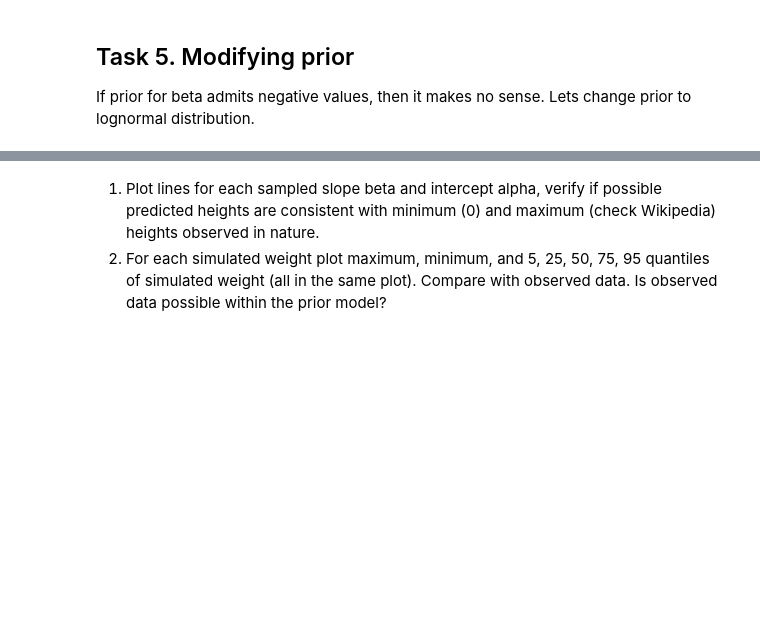
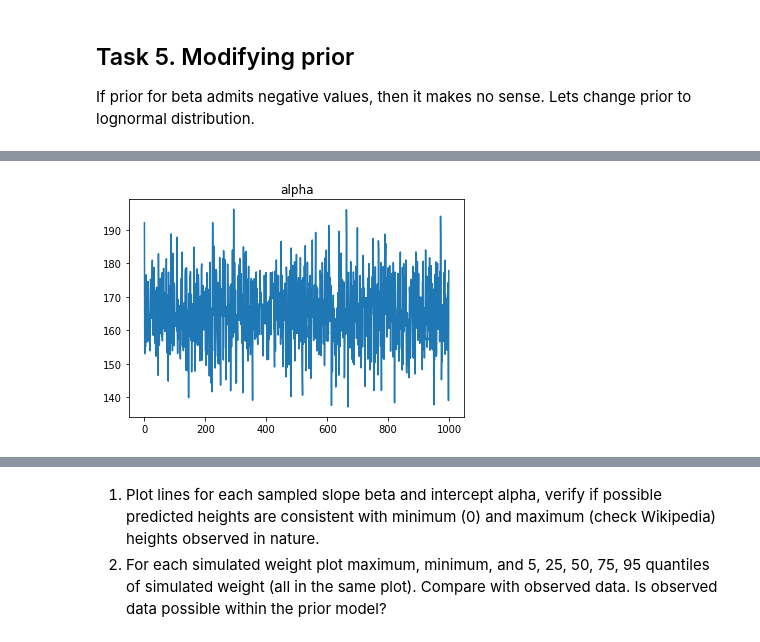
Before and after one commit to MARIAMJESTEM/DataAnalytics2023, a Jupyter notebook: lab4/lab4.ipynb, the cells around one changed output, grey strips where cells are left out. Cells and saved outputs as stored; diff of their text form; code cells hidden in the pictures; blank space fills up the shorter version.

```diff
--- a/lab4/lab4.ipynb
+++ b/lab4/lab4.ipynb
@@ -244,4 +283,4 @@ Plot lines for each sampled slope beta and intercept alpha, verify if possible p
 
 If prior for beta admits negative values, then it makes no sense. Lets change prior to lognormal distribution.
 # %%
-model_ppc=CmdStanModel(stan_file='height_2b_ppc.stan')
+model_ppc=CmdStanModel(stan_file='height_2b_pcc.stan')
@@ -255,0 +302,3 @@ sim=model_ppc.sample(data=data_sim,
+# %%
+df5 = sim.draws_pd()
+df5
@@ -255,0 +319,7 @@ sim=model_ppc.sample(data=data_sim,
+# %%
+# 1.
+plt.plot(df5['alpha'])
+plt.title("alpha")
+plt.show()
+# %% [output]
+[figure, added]
```
Also changed, not shown: parts of 27 cells of this notebook, 9 other files.
